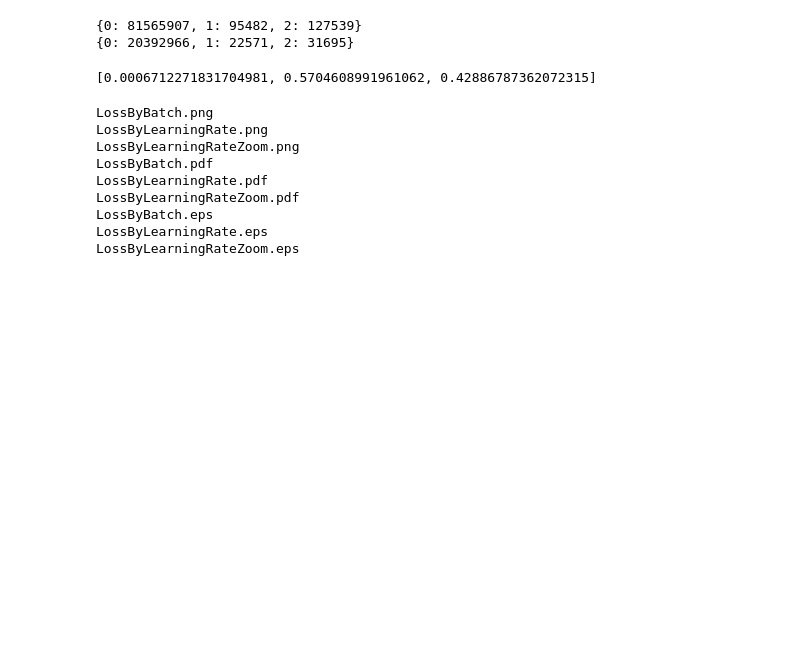
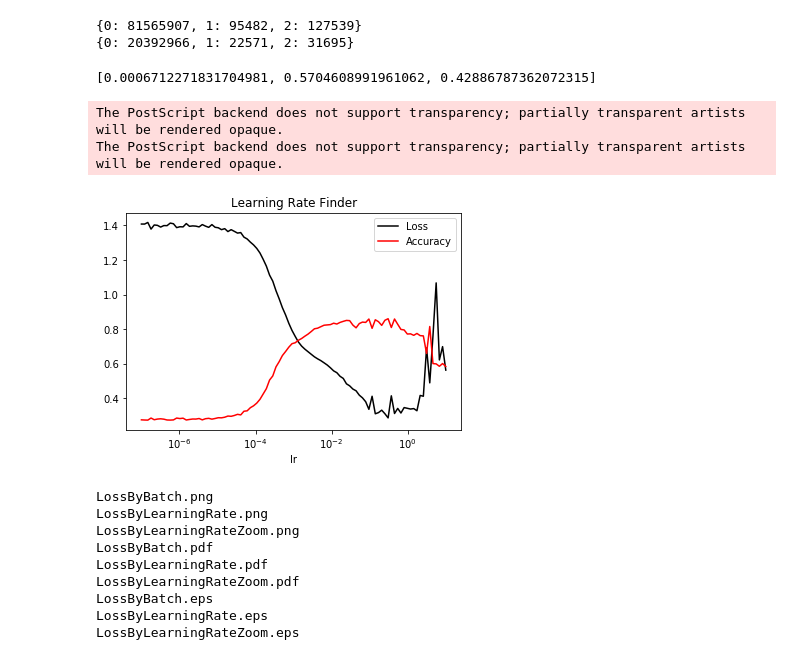
Before and after one commit to AndyChappell/SemanticSegmentation, a Jupyter notebook: dune_network.ipynb, the cells around one changed output. Cells and saved outputs as stored; diff of their text form; code cells hidden in the pictures; blank space fills up the shorter version.

Commit message:
Refactor learning rate finder and use validation loss and accuracy

```diff
--- a/dune_network.ipynb
+++ b/dune_network.ipynb
@@ -245,0 +280,3 @@ print(learning_rates)
+# %%
+optim = opt.Adam(model.parameters(), lr=1e-7, weight_decay=0)
+lr_finder = LRFinder(model, bunch, loss_fn, optim, 96, 0, low_lr=1e-7, high_lr=10)
@@ -246,9 +285,14 @@ print(learning_rates)
+# %%
+lrs = lr_finder.get_lrs()
+losses = lr_finder.get_losses()
+accuracies = lr_finder.get_accuracies()
 # %%
-def plot_lr(x, y, name, labels=("lr", "Loss")):
+def plot_lr(lrs, losses, accuracies, name, labels=("lr", "loss", "acc")):
     fig, ax = plt.subplots()
     ax.set_title('Learning Rate Finder')
-    ax.set_xlabel(labels[0])
+    ax.set_xlabel("lr")
     ax.set_xscale("log")
-    ax.set_ylabel(labels[1])
-    ax.plot(x, y, c='darkred')
+    ax.plot(lrs, losses, c='black', label="Loss")
+    ax.plot(lrs, accuracies, c='red', label="Accuracy")
+    plt.legend()
     iu.save_figure(fig, name)
@@ -257,3 +299,9 @@ plot_lr(learning_rates, train_loss_epochs, "LossByLearningRate")
+# %%
+plot_lr(lrs, losses, accuracies, "LossByLearningRate")
+# %% [output]
+The PostScript backend does not support transparency; partially transparent artists will be rendered opaque.
+The PostScript backend does not support transparency; partially transparent artists will be rendered opaque.
+[figure, added]
 # %%
 !tar cvzf images.tar.gz *.png *.pdf *.eps
 # %% [output]
```
Also changed, not shown: parts of 6 cells of this notebook.
